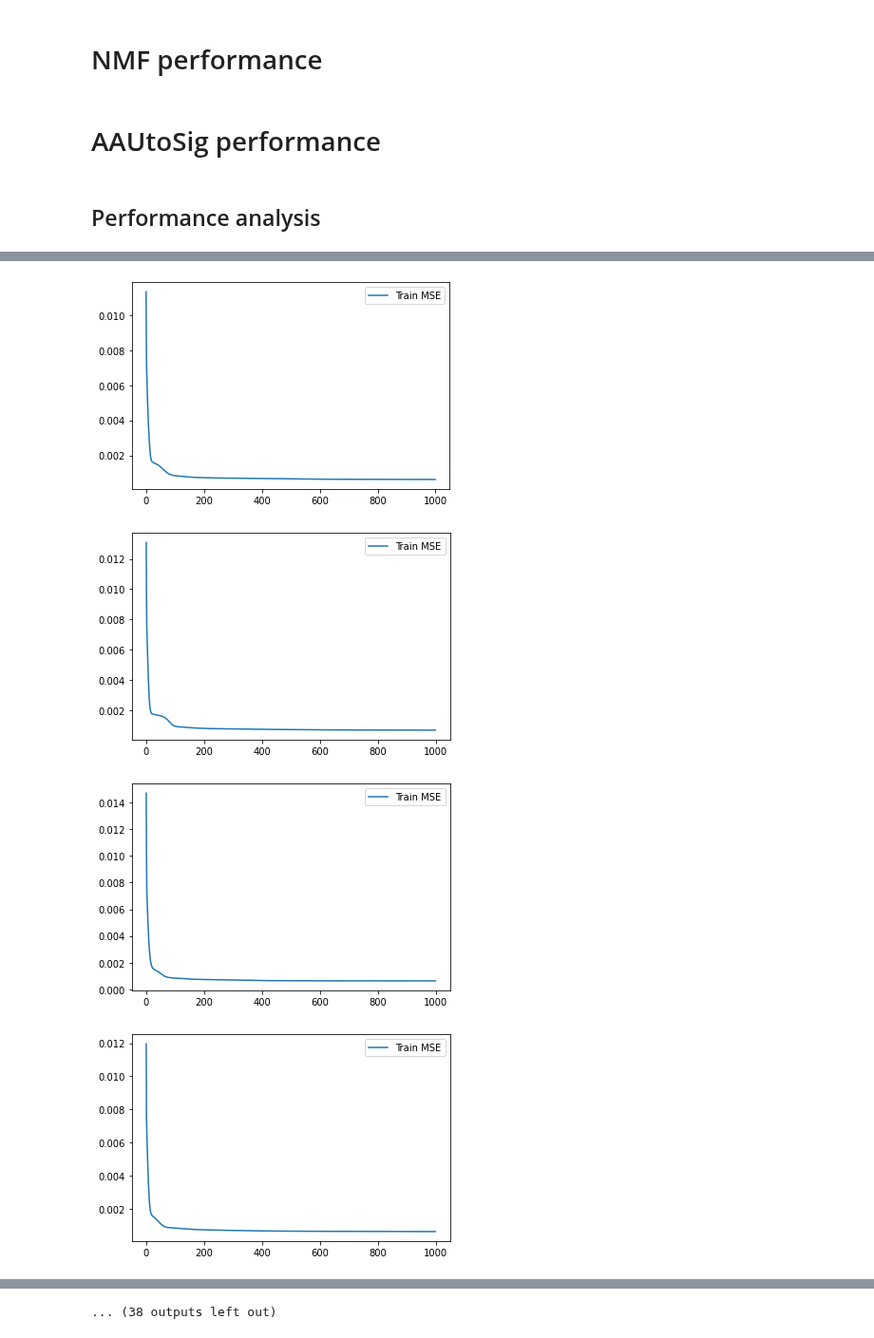
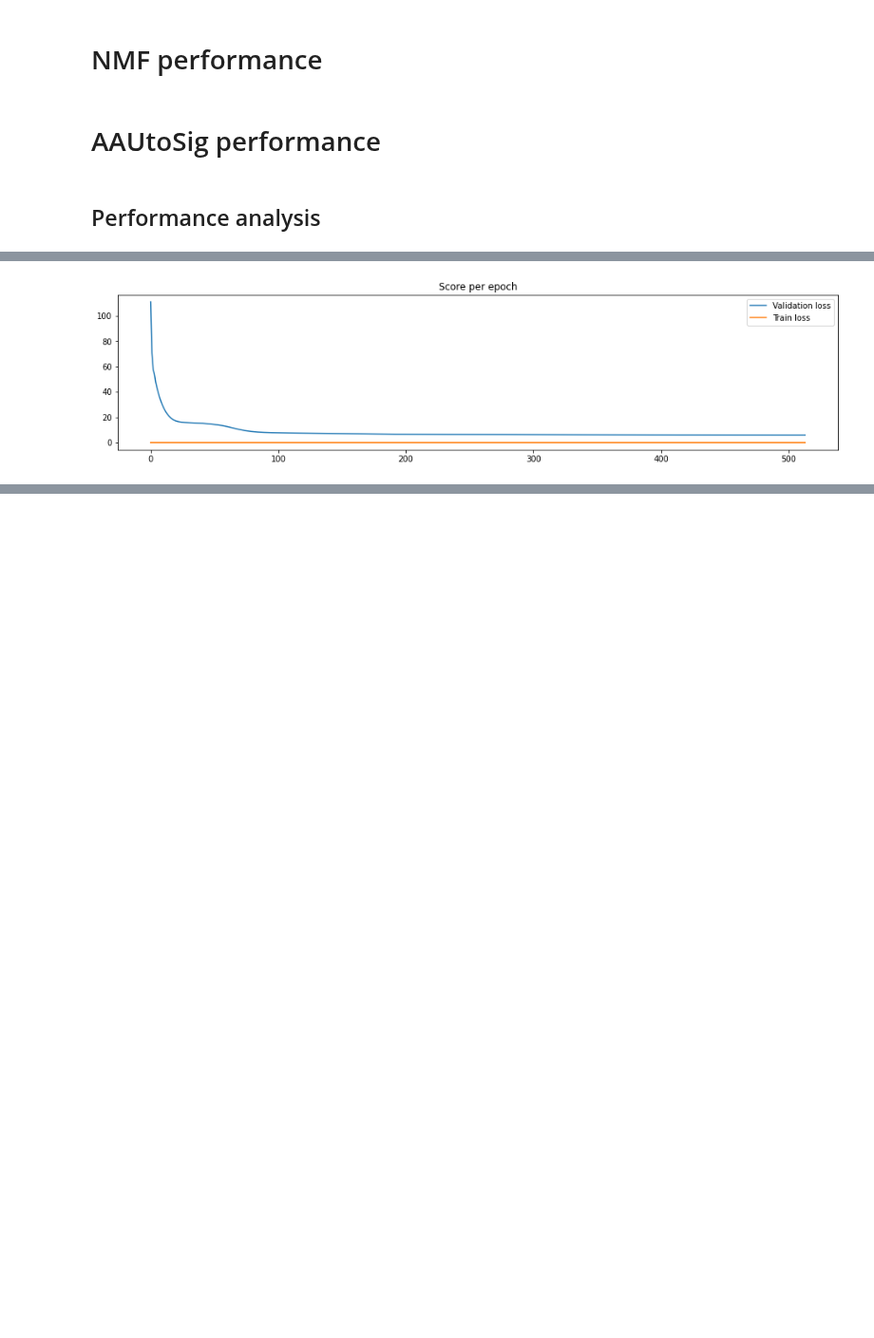
Before and after one commit to CLINDA-AAU/AAUtoSig, a Jupyter notebook: out_error_non_linear SomaticSiMu.ipynb, the cells around one changed output, grey strips where cells are left out. Shown at 95% size. Drawn from its saved outputs; the diff is of its cells as text; code cells hidden in the pictures; blank space fills up the shorter version.

Commit message:
plot validation curves

```diff
--- a/out_error_non_linear SomaticSiMu.ipynb
+++ b/out_error_non_linear SomaticSiMu.ipynb
@@ -88,7 +88,7 @@ def out_error_AAUtoSig(train_df, validation_df, nsigs,true_sigs, max = False):
 
      # Using an Adam Optimizer with lr = 1e-3
     optimizer = torch.optim.Adam(model.parameters(), lr = 1e-3)#params['lr1'])
-    train_AAUtoSig(1000, model, train_df, loss_function= loss, optimizer=optimizer, batch_size = 32)#params['batch_size'])
+    train_AAUtoSig(1000, model, train_df, validation_df, loss_function= loss, optimizer=optimizer, batch_size = 32, do_plot=True)#params['batch_size'])
 
     signatures = model.dec1.weight.data
     signatures = pd.DataFrame(signatures.numpy())
@@ -134,7 +134,7 @@ def performance_analysis(m, m_sigs):
   return( out_errorNMF(train_data, test_data, nsigs, sigs_train) +
           out_error_AAUtoSig(train_data, test_data, nsigs, sigs_train))
 
-asd = [performance_analysis(m, groundtruth) for _ in range(50)]
+asd = [performance_analysis(m, groundtruth) for _ in range(1)]
 result = pd.DataFrame(asd)
 result.columns = ["NMF_perm", "outNMF", "AE_perm", "outAE" ]
 # %% [output]
@@ -141,4 +158 @@ result.columns = ["NMF_perm", "outNMF", "AE_perm", "outAE" ]
-[figure, old version]
+[figure, new version]
-[figure, removed]
-[figure, removed]
-[figure, removed]
@@ -153,4 +159,3 @@ result.columns = ["NMF_perm", "outNMF", "AE_perm", "outAE" ]
-... (38 outputs left out)
 # %%
 plt.boxplot(result[['outNMF', 'outAE']], labels = ["NMF", "AE"])
 plt.title('NMF vs AE out of sample error on linearly simulated data')
```
Also changed, not shown: parts of 2 cells of this notebook, 3 other files.
